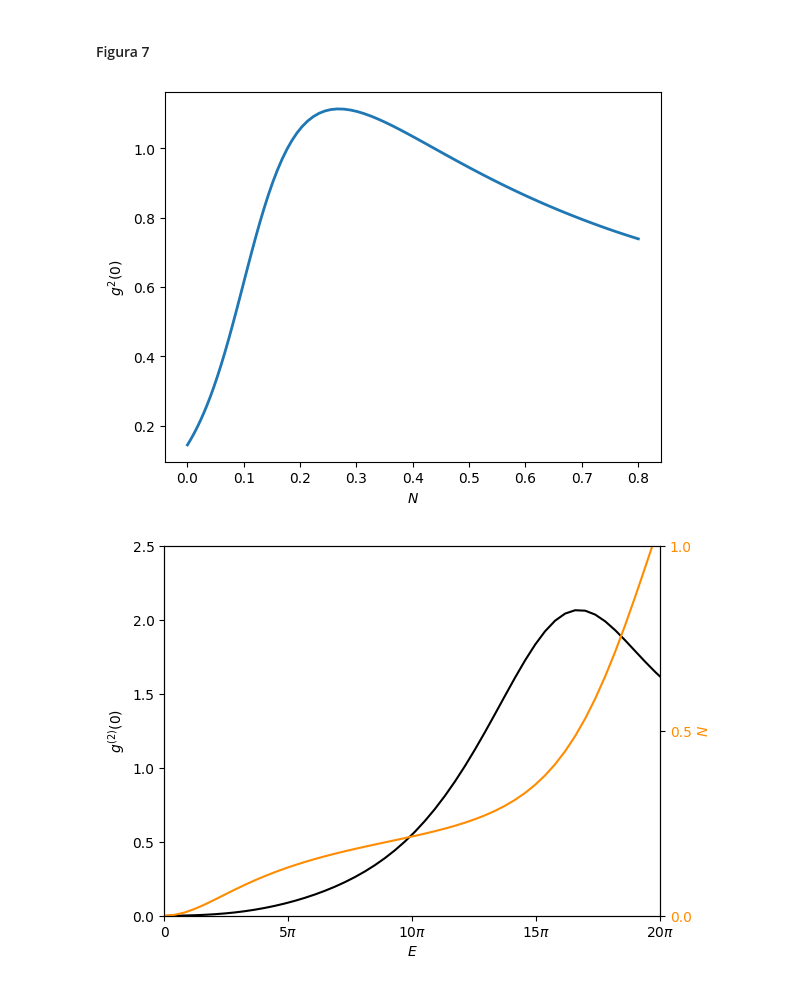
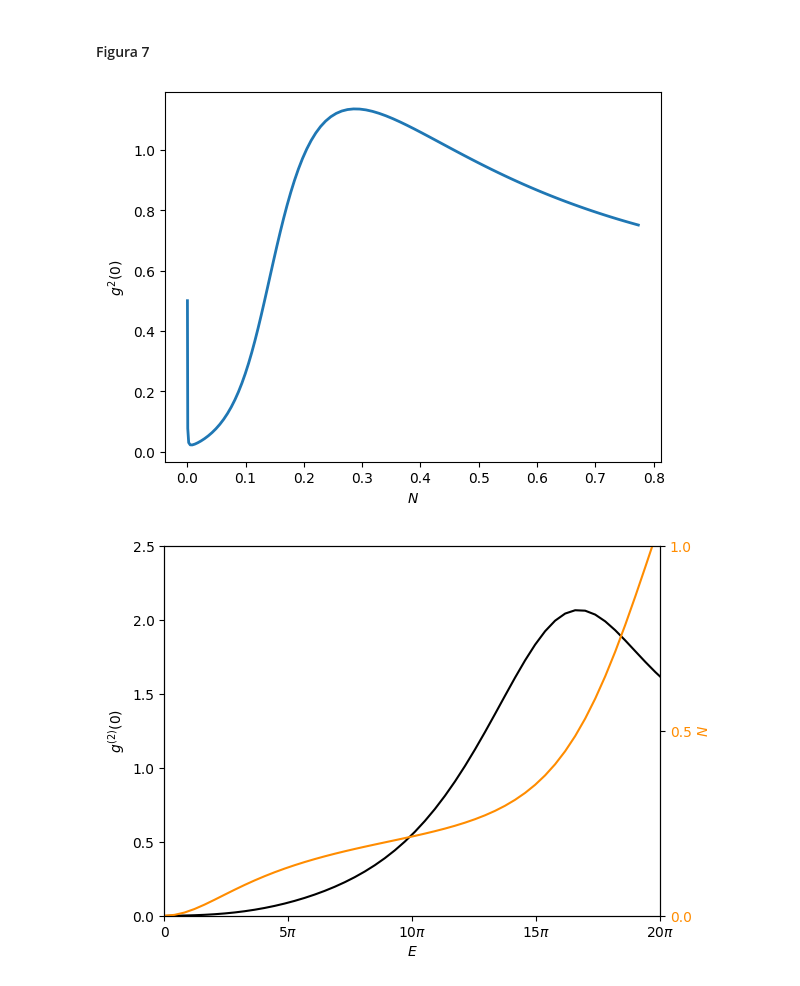
Before and after one commit to jhongarciab/QuantumOptics, a Jupyter notebook: UPB_CNF2025.ipynb, the cells around one changed output. Saved outputs shown, nothing was run; the diff lists cells and outputs as text; code cells hidden in the pictures.

```diff
--- a/UPB_CNF2025.ipynb
+++ b/UPB_CNF2025.ipynb
@@ -182,11 +187,12 @@ kappa = 32*np.pi
 g = kappa
 gamma = 2*np.pi
 J = kappa
+P = 0.005*gamma
 
 kappa_a = kappa
-kappa_b = 0.5*kappa
-delta   = 0.2*kappa
-gamma_phi = 0.05*kappa
+kappa_b = 0.8*kappa
+delta   = 0.05*kappa
+gamma_phi = 0.002*kappa
 
 D = np.linspace(-kappa, kappa, 100)
 index = [0, 0.5, 1, 1.5]
@@ -196,15 +202,14 @@ L2 = []
 for j in theta:
   A2 = []
   for d in D:
-    val = Corre(d,g,J,Ea,Eb,j, kappa_a, kappa_b, delta, gamma, gamma_phi)
+    val = Corre(d,g,J,Ea,Eb,j, kappa_a, kappa_b, delta, gamma, gamma_phi, P)
     A2.append(val[0])
   L2.append(A2)
 
 for i, j in enumerate(L2):
-  plt.plot(D, j, label=r'$\theta$='+f'{index[i]}\u03C0', lw=2)
-
+  plt.plot(D, j, label=rf'$\theta$={index[i]}$\pi$', lw=2)
 plt.xlabel(r'$\Delta$')
-plt.xticks([-kappa, 0, kappa], [r'-$\kappa$', '0', r'$\kappa$'])
+plt.xticks([-kappa, 0, kappa], [r'-$g$', '0', r'$g$'])
 plt.ylabel(r'$N$')
 plt.legend()
 plt.show()
@@ -220,11 +225,7 @@ kappa = 32*np.pi
 g = kappa
 gamma = 2*np.pi
 D = 0
-
-kappa_a = kappa
-kappa_b = 0.5*kappa
-delta   = 0.2*kappa
-gamma_phi = 0.05*kappa
+P = 0.005*gamma
 
 theta = np.linspace(-np.pi, 2*np.pi, 100)
 index = [0.5, 0.75, 1, 1.25, 1.5]
@@ -234,7 +235,7 @@ L1 = []
 for j in J:
   A1 = []
   for t in theta:
-    val = Corre(D,g,j,Ea,Eb,t, kappa_a, kappa_b, delta, gamma, gamma_phi)
+    val = Corre(D,g,j,Ea,Eb,t, kappa_a, kappa_b, delta, gamma, gamma_phi, P)
     A1.append(val[1])
   L1.append(A1)
 
@@ -257,17 +258,12 @@ g = kappa
 gamma = 2*np.pi
 D = 0
 
-kappa_a = kappa
-kappa_b = 0.5*kappa
-delta   = 0.2*kappa
-gamma_phi = 0.05*kappa
-
 theta = 1.5*np.pi
 J = np.linspace(0, 3*kappa, 100)
 
 L2 = []
 for j in J:
-  val = Corre(D,g,j,Ea,Eb,theta, kappa_a, kappa_b, delta, gamma, gamma_phi)
+  val = Corre(D,g,j,Ea,Eb,theta, kappa_a, kappa_b, delta, gamma, gamma_phi, P)
   L2.append(val[1])
 
 plt.plot(J, L2, lw=2)
@@ -288,11 +284,6 @@ kappa = 32*np.pi
 gamma = 2*np.pi
 D = 0
 theta = 1.5*np.pi
-
-kappa_a = kappa
-kappa_b = 0.5*kappa
-delta   = 0.2*kappa
-gamma_phi = 0.05*kappa
 
 N = 100
 
@@ -306,7 +297,7 @@ i = 0
 for d in g:
   j = 0
   for t in J:
-    val = Corre(D,d,t,Ea,Eb,theta, kappa_a, kappa_b, delta, gamma, gamma_phi)
+    val = Corre(D,d,t,Ea,Eb,theta, kappa_a, kappa_b, delta, gamma, gamma_phi, P)
     L1[-i-1][j] = val[1]
     L2[-i-1][j] = val[0]
     j+=1
@@ -335,31 +326,26 @@ plt.show()
 # %%
 theta = 1.5*np.pi
 kappa = 32*np.pi
 gamma = 2*np.pi
 D = 0
 g = kappa
 J = 0.9*kappa
 
-kappa_a = kappa
-kappa_b = 0.5*kappa
-delta   = 0.2*kappa
-gamma_phi = 0.05*kappa
-
 Ea = np.linspace(0.01*np.pi, 40*np.pi, 100)
 
 A3 = []
 A4 = []
 for i in Ea:
-  val = Corre(D,g,J,i,i,theta, kappa_a, kappa_b, delta, gamma, gamma_phi)
+  val = Corre(D,g,J,i,i,theta, kappa_a, kappa_b, delta, gamma, gamma_phi, P)
   A3.append(val[1])
   A4.append(val[0])
 
 plt.plot(A4, A3, lw=2)
 plt.xlabel(r'$N$')
 plt.ylabel(r'$g^2(0)$')
 plt.show()
 # %% [output]
-[figure, old version]
+[figure, new version]
 # %%
 Ia = qeye(6)
 Ib = qeye(6)
```
Also changed, not shown: parts of 7 cells of this notebook, 1 other file.
